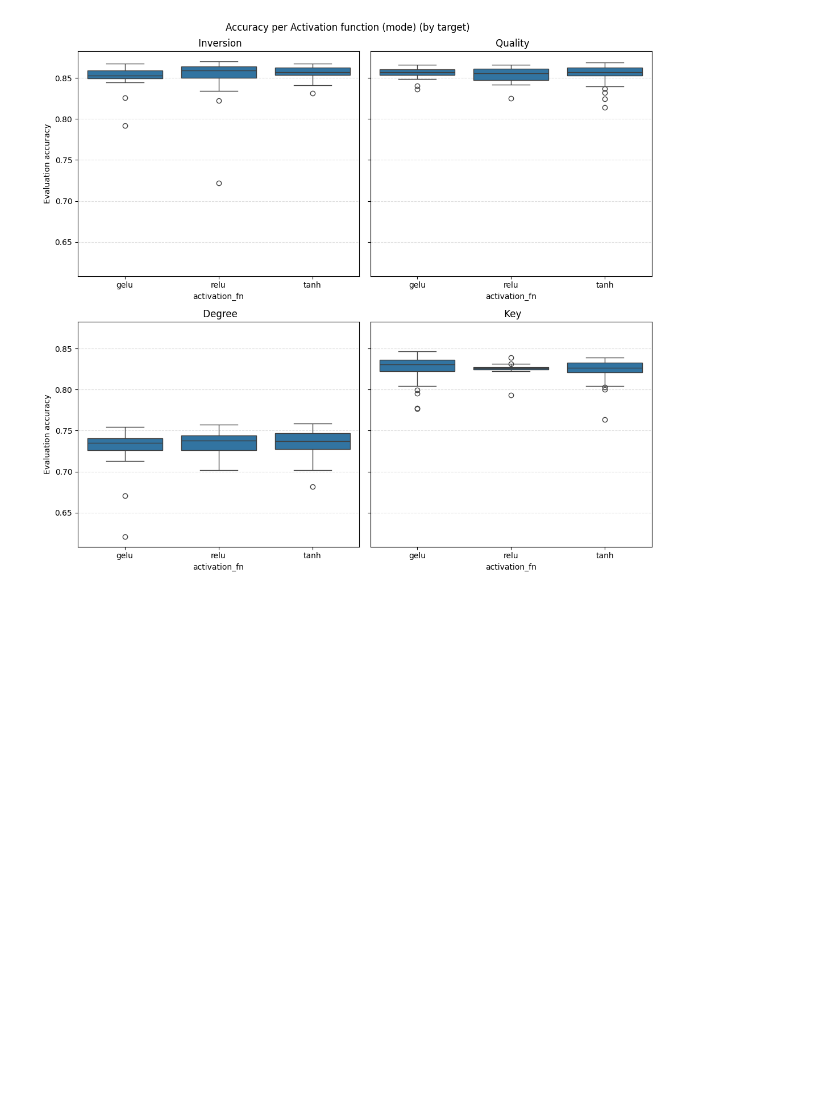
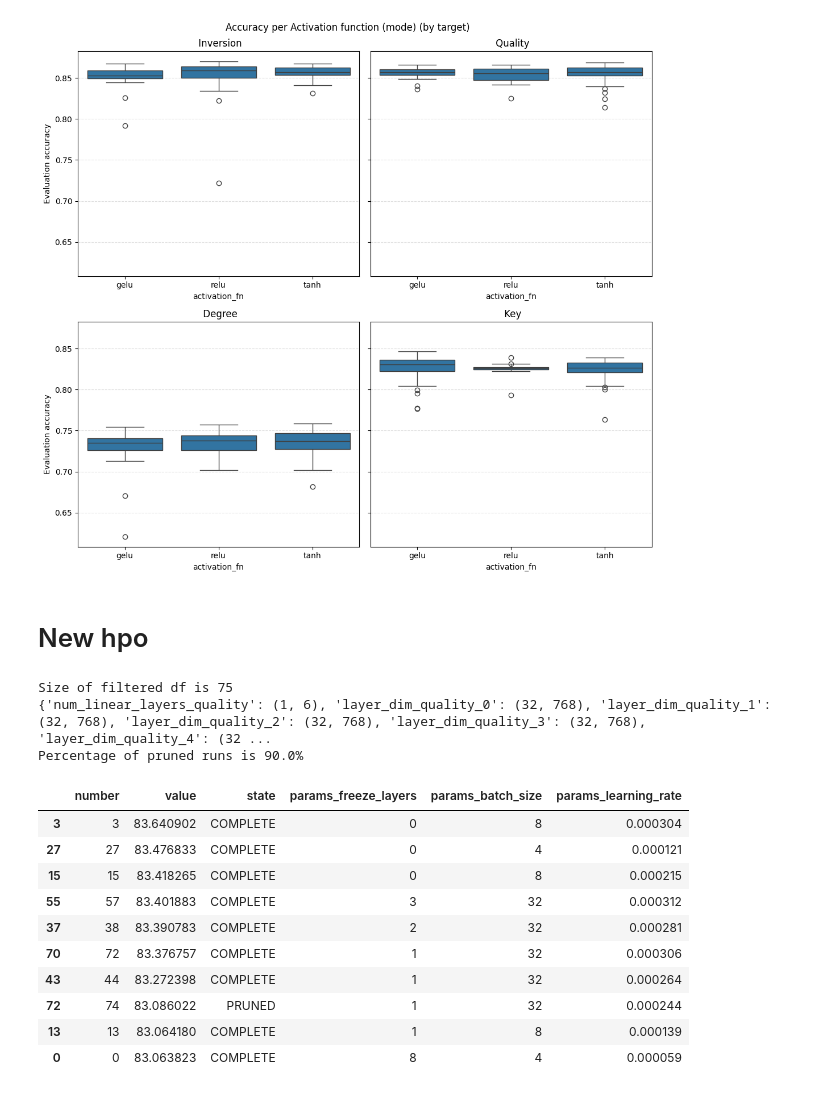
Before and after one commit to PulyaPolya/musicbert_hf, a Jupyter notebook: visualisations.ipynb, the cells around one changed output. Cells and saved outputs as stored; diff of their text form; code cells hidden in the pictures; blank space fills up the shorter version.

```diff
--- a/visualisations.ipynb
+++ b/visualisations.ipynb
@@ -747,3 +786,5 @@ data_filtered_copy.head()
 targets =display_four(data_filtered_copy, parameter= "activation_fn", mode = True, box = True, full_name="Activation function (mode)")
 # %% [output]
 [figure]
+# %% [markdown]
+# New hpo
@@ -749,0 +841,21 @@ targets =display_four(data_filtered_copy, parameter= "activation_fn", mode = Tru
+# %%
+df_filtered, search_space,df_full, study =get_study_info(storage_path="sqlite:///optuna_nas_new.db", study_name="nas_new", pruned =True, tail = 10)
+
+columns = [ "freeze_layers", "batch_size", "learning_rate"]
+columns = ["number", "value", "state"] +["params_" + col for col in columns]
+df_filtered[columns].head(10)
+# %% [output]
+Size of filtered df is 75
+{'num_linear_layers_quality': (1, 6), 'layer_dim_quality_0': (32, 768), 'layer_dim_quality_1': (32, 768), 'layer_dim_quality_2': (32, 768), 'layer_dim_quality_3': (32, 768), 'layer_dim_quality_4': (32 ...
+Percentage of pruned runs is 90.0%
+|  | number | value | state | params_freeze_layers | params_batch_size | params_learning_rate |
+| 3 | 3 | 83.640902 | COMPLETE | 0 | 8 | 0.000304 |
+| 27 | 27 | 83.476833 | COMPLETE | 0 | 4 | 0.000121 |
+| 15 | 15 | 83.418265 | COMPLETE | 0 | 8 | 0.000215 |
+| 55 | 57 | 83.401883 | COMPLETE | 3 | 32 | 0.000312 |
+| 37 | 38 | 83.390783 | COMPLETE | 2 | 32 | 0.000281 |
+| 70 | 72 | 83.376757 | COMPLETE | 1 | 32 | 0.000306 |
+| 43 | 44 | 83.272398 | COMPLETE | 1 | 32 | 0.000264 |
+| 72 | 74 | 83.086022 | PRUNED | 1 | 32 | 0.000244 |
+| 13 | 13 | 83.064180 | COMPLETE | 1 | 8 | 0.000139 |
+| 0 | 0 | 83.063823 | COMPLETE | 8 | 4 | 0.000059 |
```
Also changed, not shown: parts of 26 cells of this notebook, 2 other files.
